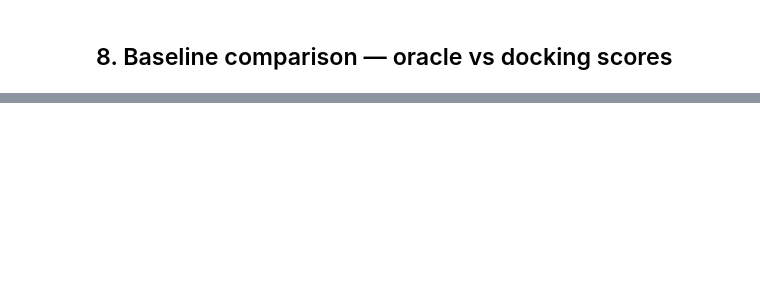
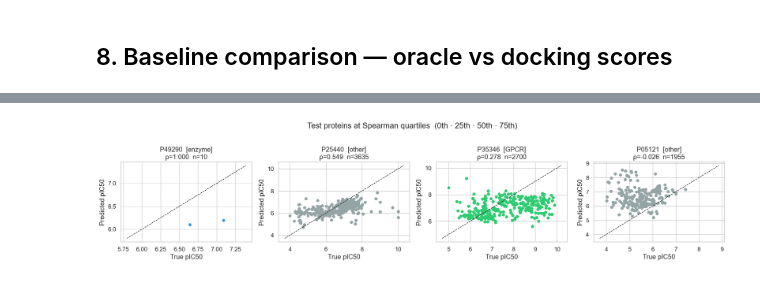
Before and after one commit to valbad/sair-ic50-oracle, a Jupyter notebook: notebooks/02_model_evaluation.ipynb, the cells around one changed output, grey strips where cells are left out. Saved outputs shown, nothing was run; the diff lists cells and outputs as text; code cells hidden in the pictures; blank space fills up the shorter version.

```diff
--- a/notebooks/02_model_evaluation.ipynb
+++ b/notebooks/02_model_evaluation.ipynb
@@ -340,0 +386,28 @@ print(f'True range: [{holdout["pIC50"].min():.2f}, {holdout["pIC50"].max():.2f}]
+# %%
+# ── Part 3: representative proteins at each Spearman quartile ─────────────────
+# Shows what good / median / poor fits actually look like within a protein.
+quartile_positions = [0.0, 0.25, 0.50, 0.75]
+selected = [
+    test_pp_clean.iloc[int(q * (len(test_pp_clean) - 1))]
+    for q in quartile_positions
+]
+
+fig, axes = plt.subplots(1, 4, figsize=(18, 4))
+for ax, row in zip(axes, selected):
+    prot = row['protein']
+    grp  = test_df[test_df['protein'] == prot]
+    color = FAMILY_COLORS.get(row['family'], '#95a5a6')
+    ax.scatter(grp['pIC50'], grp['pred_pIC50'], s=22, alpha=0.65, c=color)
+    lo = min(grp['pIC50'].min(), grp['pred_pIC50'].min()) - 0.3
+    hi = max(grp['pIC50'].max(), grp['pred_pIC50'].max()) + 0.3
+    ax.plot([lo, hi], [lo, hi], 'k--', linewidth=1)
+    ax.set_title(f'{prot}  [{row["family"]}]\nρ={row["spearman"]:.3f}  n={int(row["n"])}')
+    ax.set_xlabel('True pIC50')
+    ax.set_ylabel('Predicted pIC50')
+
+plt.suptitle('Test proteins at Spearman quartiles  (0th · 25th · 50th · 75th)', y=1.02)
+plt.tight_layout()
+plt.savefig('../checkpoints/quartile_proteins.png', dpi=150, bbox_inches='tight')
+plt.show()
+# %% [output]
+[figure, added]
```
Also changed, not shown: parts of 15 cells of this notebook, 2 other files.
